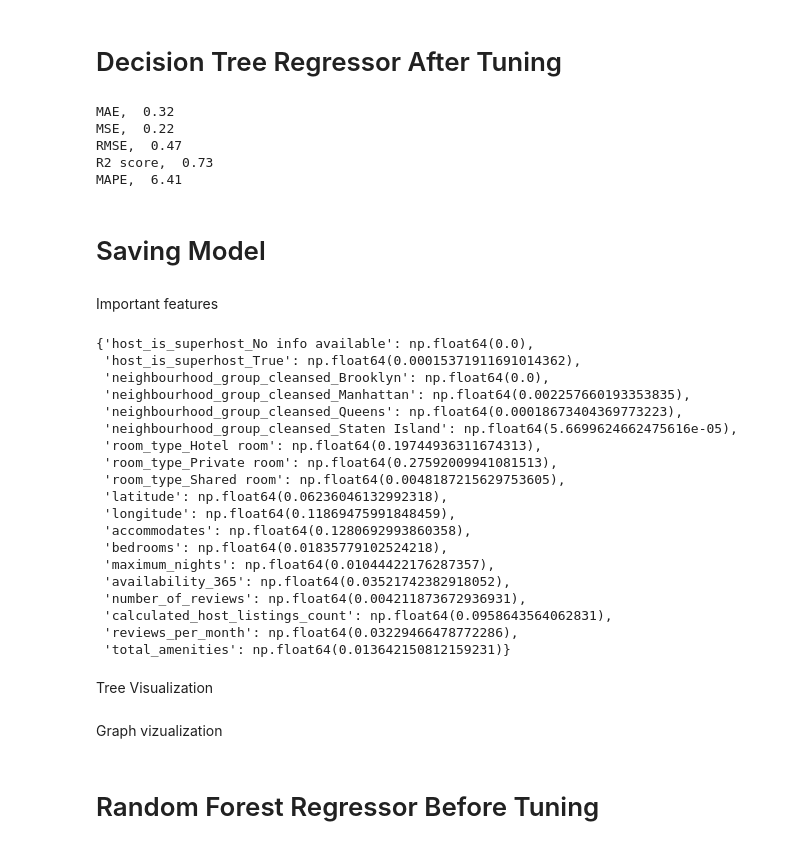
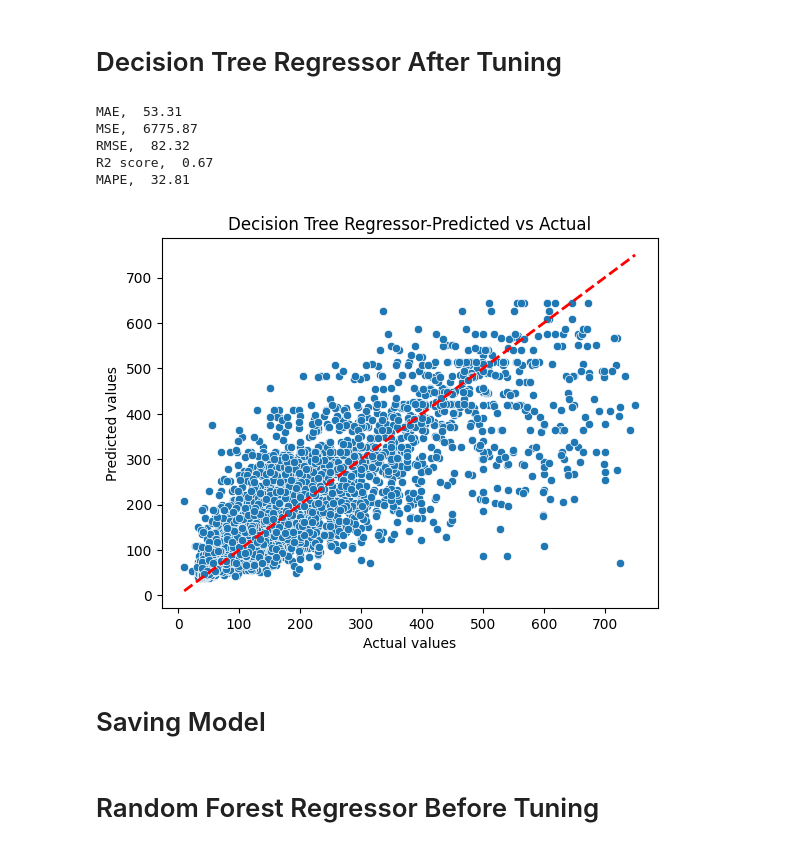
Before and after one commit to Sherinskuruvilla/airbnb-nyc-project, a Jupyter notebook: notebooks/airbnbnyc_regressionmodels.ipynb, the cells around one changed output. Cells and saved outputs as stored; diff of their text form; code cells hidden in the pictures.

```diff
--- a/notebooks/airbnbnyc_regressionmodels.ipynb
+++ b/notebooks/airbnbnyc_regressionmodels.ipynb
@@ -692,50 +684,40 @@ Best hyperparameters found: {'max_depth': 44, 'min_samples_split': 20, 'min_samp
 # Decision Tree Regressor After Tuning
 # %%
 #initialize decision tree instance
-dtree_tuned = DecisionTreeRegressor(max_depth=10 ,min_samples_split=10 ,min_samples_leaf=2,max_features=None,criterion='squared_error')
+dtree_tuned = DecisionTreeRegressor(max_depth=24 ,min_samples_split=4 ,min_samples_leaf=18,max_features=None,criterion='squared_error')
+
 #train a Decision Tree
 dtree_tuned.fit(X_train_full_np_df, y_train)
 y_pred_test_dt = dtree_tuned.predict(X_test_full_np_df)
 print(f"MAE, {mean_absolute_error(y_test,y_pred_test_dt): .2f}")
 print(f"MSE, {mean_squared_error(y_test,y_pred_test_dt): .2f}")
 print(f"RMSE, {root_mean_squared_error(y_test,y_pred_test_dt): .2f}")
 print(f"R2 score, {dtree_tuned.score(X_test_full_np_df, y_test): .2f}")
 print(f"MAPE, {mean_absolute_percentage_error(y_test, y_pred_test_dt) * 100: .2f}")
+
+
+#scatter plot
+sns.scatterplot(x=y_test, y=y_pred_test_dt)
+
+# Add reference line (y = x)
+lims = [
+    min(min(y_test), min(y_pred_test_dt)),
+    max(max(y_test), max(y_pred_test_dt))
+]
+plt.plot(lims, lims, 'r--', linewidth=2)
+plt.xlabel("Actual values")
+plt.ylabel("Predicted values")
+plt.title("Decision Tree Regressor-Predicted vs Actual")
+plt.show()
 # %% [output]
-MAE,  0.32
-MSE,  0.22
-RMSE,  0.47
-R2 score,  0.73
-MAPE,  6.41
+MAE,  53.31
+MSE,  6775.87
+RMSE,  82.32
+R2 score,  0.67
+MAPE,  32.81
+[figure, added]
 # %% [markdown]
 # Saving Model
 # %%
 with open("../models/dtree_tuned.pkl", "wb") as file:
     pickle.dump(dtree_tuned, file)
-# %% [markdown]
-Important features
-# %%
-tree_importance = {feature : importance for feature, importance in zip(X_train_full_np_df.columns, dtree_tuned.feature_importances_)}
-tree_importance
-# %% [output]
-{'host_is_superhost_No info available': np.float64(0.0),
- 'host_is_superhost_True': np.float64(0.00015371911691014362),
- 'neighbourhood_group_cleansed_Brooklyn': np.float64(0.0),
- 'neighbourhood_group_cleansed_Manhattan': np.float64(0.002257660193353835),
- 'neighbourhood_group_cleansed_Queens': np.float64(0.00018673404369773223),
- 'neighbourhood_group_cleansed_Staten Island': np.float64(5.6699624662475616e-05),
- 'room_type_Hotel room': np.float64(0.19744936311674313),
- 'room_type_Private room': np.float64(0.27592009941081513),
- 'room_type_Shared room': np.float64(0.0048187215629753605),
- 'latitude': np.float64(0.06236046132992318),
- 'longitude': np.float64(0.11869475991848459),
- 'accommodates': np.float64(0.1280692993860358),
- 'bedrooms': np.float64(0.01835779102524218),
- 'maximum_nights': np.float64(0.01044422176287357),
- 'availability_365': np.float64(0.03521742382918052),
- 'number_of_reviews': np.float64(0.004211873672936931),
- 'calculated_host_listings_count': np.float64(0.0958643564062831),
- 'reviews_per_month': np.float64(0.03229466478772286),
- 'total_amenities': np.float64(0.013642150812159231)}
-# %% [markdown]
-Tree Visualization
@@ -745,2 +723,0 @@ tree_viz = export_text(dtree_tuned, feature_names=list(X_train_full_np_df.column
-# %% [markdown]
-Graph vizualization
```
Also changed, not shown: parts of 49 cells of this notebook, 15 other files.
